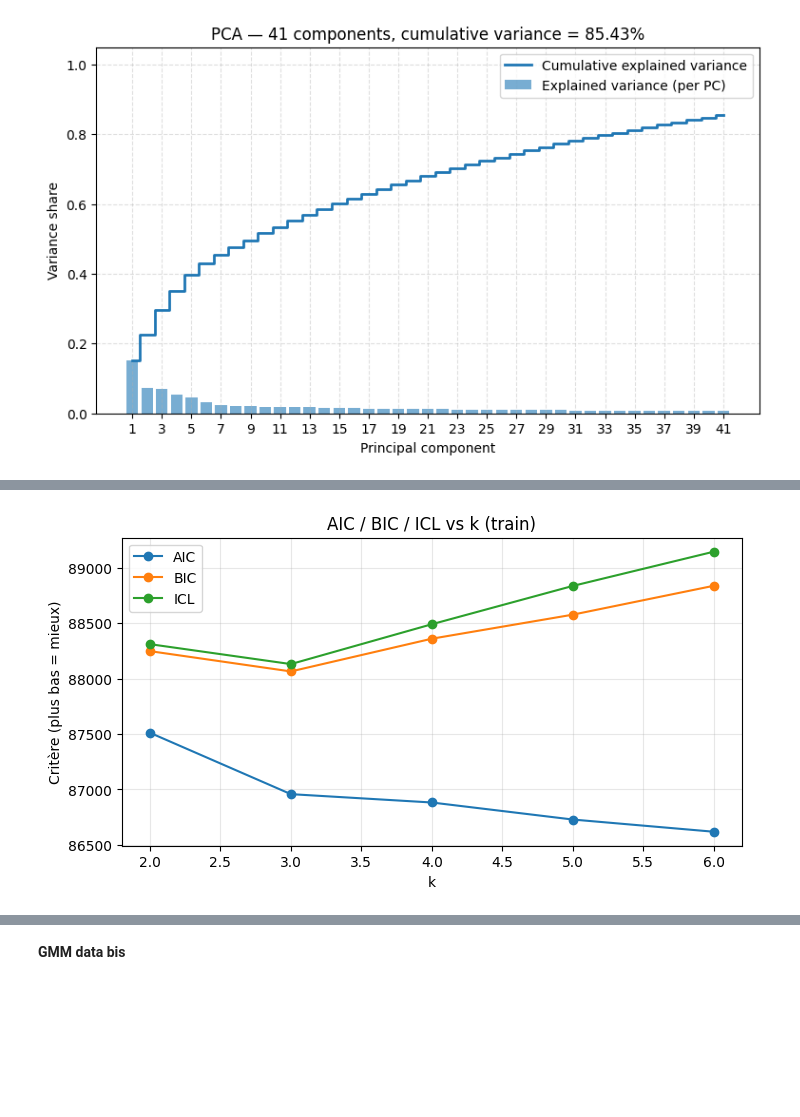
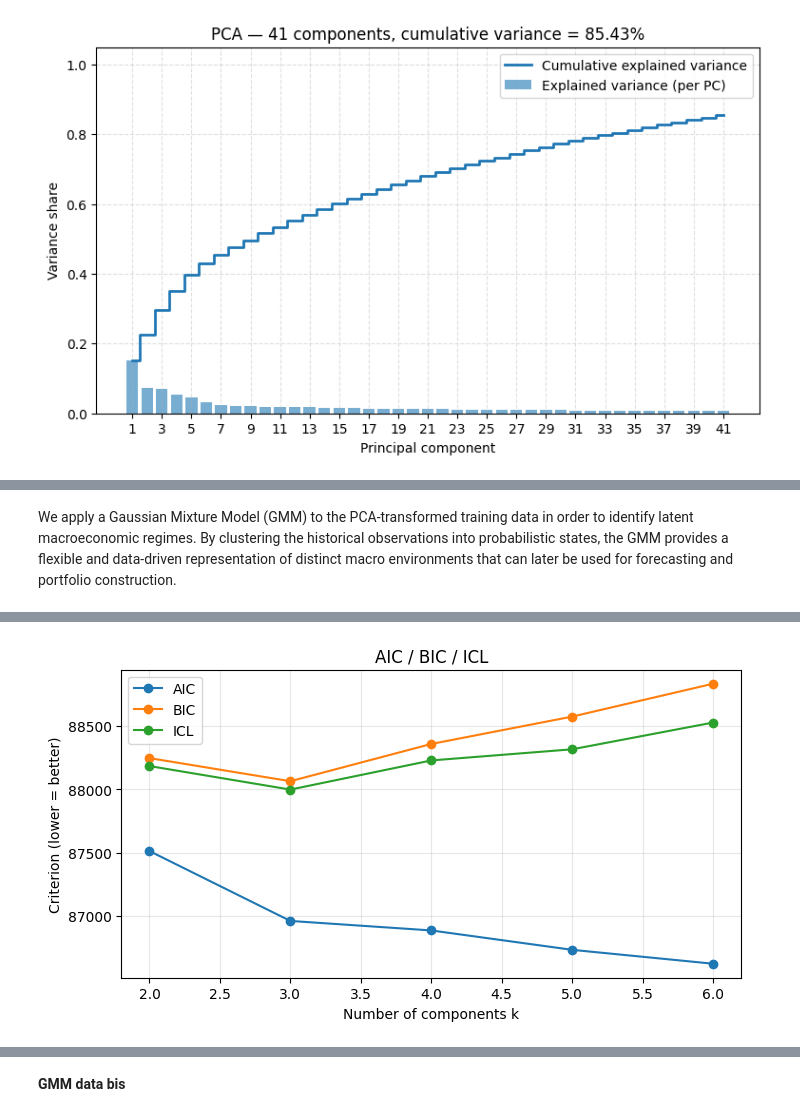
Before and after one commit to lxsd111/ML_PM, a Jupyter notebook: nbs/main.ipynb, the cells around one changed output, grey strips where cells are left out. Drawn from its saved outputs; the diff is of its cells as text; code cells hidden in the pictures; blank space fills up the shorter version.

```diff
--- a/nbs/main.ipynb
+++ b/nbs/main.ipynb
@@ -480,10 +472,12 @@ Cumulative explained variance: 85.43%
+# %% [markdown]
+We apply a Gaussian Mixture Model (GMM) to the PCA-transformed training data in order to identify latent macroeconomic regimes. By clustering the historical observations into probabilistic states, the GMM provides a flexible and data-driven representation of distinct macro environments that can later be used for forecasting and portfolio construction.
 # %%
-# === 1) Calcule et affiche les critères pour k in [2..5] ===
 k_candidates = range(2, 7)
 rows = []
 models = {}
 
 for k_ in k_candidates:
+    # Fit a Gaussian Mixture with k components on PCA-transformed TRAIN data
     g = GaussianMixture(
         n_components=k_,
         covariance_type="diag",
@@ -492,49 +486,56 @@ for k_ in k_candidates:
         random_state=42
     ).fit(fred_PCA_IS)
 
+    # Standard information criteria
+    aic = g.aic(fred_PCA_IS)
     bic = g.bic(fred_PCA_IS)
-    aic = g.aic(fred_PCA_IS)
+
+    # Posterior probabilities and entropy term
     tau = np.clip(g.predict_proba(fred_PCA_IS), 1e-12, 1.0)
-    ent = (tau * np.log(tau)).sum()          # ENT <= 0
-    icl = bic - 2.0 * ent                    # ICL à minimiser
+    entropy = -np.sum(tau * np.log(tau))        # >= 0
 
-    rows.append({"k": k_, "loglik": g.lower_bound_, "AIC": aic, "BIC": bic, "ENT": ent, "ICL": icl})
+    # Integrated Completed Likelihood (ICL): lower is better
+    icl = bic - 2.0 * entropy
+
+    rows.append({
+        "k": k_,
+        "loglik": g.lower_bound_,               # average log-likelihood
+        "AIC": aic,
+        "BIC": bic,
+        "Entropy": entropy,
+        "ICL": icl
+    })
+
     models[k_] = g
 
+# Build DataFrame of criteria
 ic_df = pd.DataFrame(rows).set_index("k")
-print("\n=== Critères par k (TRAIN) ===")
-print(ic_df.sort_values("ICL"))
 
-# (optionnel) petit plot pour t’aider à choisir
-plt.figure(figsize=(8,4))
-for col in ["AIC","BIC","ICL"]:
+# plot for visual comparison
+plt.figure(figsize=(8, 4))
+for col in ["AIC", "BIC", "ICL"]:
     plt.plot(ic_df.index, ic_df[col], marker='o', label=col)
-plt.xlabel("k"); plt.ylabel("Critère (plus bas = mieux)")
-plt.title("AIC / BIC / ICL vs k (train)")
-plt.grid(alpha=0.3); plt.legend(); plt.show()
+plt.xlabel("Number of components k")
+plt.ylabel("Criterion (lower = better)")
+plt.title("AIC / BIC / ICL")
+plt.grid(alpha=0.3)
+plt.legend()
+plt.show()
 
-# === 2) Choix manuel du nombre de régimes ===
-chosen_k = 6  # <-- mets la valeur que TU veux
+# Manual choice of the number of regimes
+chosen_k = 2
 gmm = models[chosen_k]
 
-# Sécurité : si tu préfères refitter proprement (mêmes hyperparams) :
-# gmm = GaussianMixture(n_components=chosen_k, covariance_type="diag",
-#                       n_init=10, reg_covar=1e-6, random_state=42).fit(X_pca_train)
+# Check that the GMM converged
+if hasattr(gmm, "converged_") and not gmm.converged_:
+    print("Warning: GMM did not converge.")
 
-if hasattr(gmm, "converged_") and not gmm.converged_:
-    print("GMM non convergé.")
+# In-sample predictions
+labels_tr = gmm.predict(fred_PCA_IS)            # hard regime labels
+probas_tr = gmm.predict_proba(fred_PCA_IS)      # soft regime probabilities
+llk_tr    = gmm.score_samples(fred_PCA_IS)      # pointwise log-likelihood
 
-# === 3) Prédictions (train) ===
-labels_tr = gmm.predict(fred_PCA_IS)
-probas_tr = gmm.predict_proba(fred_PCA_IS)
-llk_tr    = gmm.score_samples(fred_PCA_IS)
-
-# construit la série indexée pour tes plots
-dates_train = fred_PCA_IS.index
-
-
-
-reg_gmm_IS = pd.Series(labels_tr, index=dates_train, name="gmm_label").astype(int)
-
-print(reg_gmm_IS.tail())
+# Build a labelled time series for plotting / analysis
+reg_gmm_IS = pd.Series(labels_tr, index=fred_PCA_IS.index, name="gmm_label").astype(int)
+reg_gmm_IS = reg_gmm_IS + 1   # to start at 1 instead of 0
 # %% [output]
@@ -549 +542 @@ k
-[figure, old version]
+[figure, new version]
```
Also changed, not shown: parts of 27 cells of this notebook.
